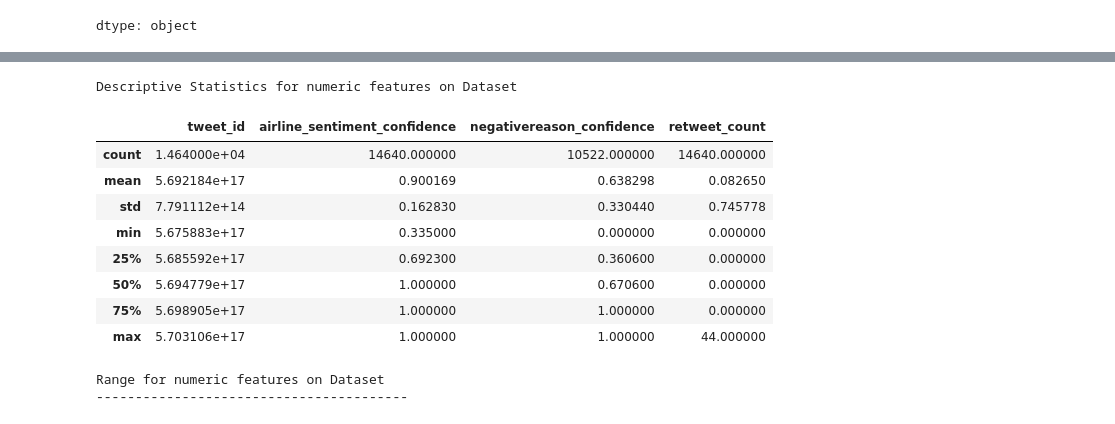
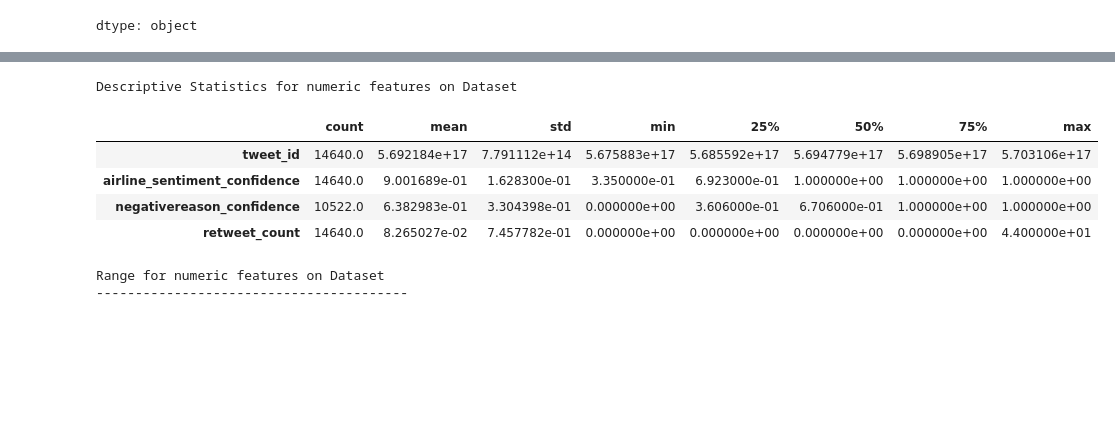
Before and after one commit to elyte5star/NLP, a Jupyter notebook: DAT305.ipynb, the cells around one changed output, grey strips where cells are left out. Drawn from its saved outputs; the diff is of its cells as text; code cells hidden in the pictures; blank space fills up the shorter version.

```diff
--- a/DAT305.ipynb
+++ b/DAT305.ipynb
@@ -123,18 +123,14 @@ List of names of columns:
  'user_timezone']
 # %%
 print('Descriptive Statistics for numeric features on Dataset')
-dataset.describe(include=np.number)
+dataset.describe(include=np.number).T
 # %% [output]
 Descriptive Statistics for numeric features on Dataset
-|  | tweet_id | airline_sentiment_confidence | negativereason_confidence | retweet_count |
-| count | 1.464000e+04 | 14640.000000 | 10522.000000 | 14640.000000 |
-| mean | 5.692184e+17 | 0.900169 | 0.638298 | 0.082650 |
-| std | 7.791112e+14 | 0.162830 | 0.330440 | 0.745778 |
-| min | 5.675883e+17 | 0.335000 | 0.000000 | 0.000000 |
-| 25% | 5.685592e+17 | 0.692300 | 0.360600 | 0.000000 |
-| 50% | 5.694779e+17 | 1.000000 | 0.670600 | 0.000000 |
-| 75% | 5.698905e+17 | 1.000000 | 1.000000 | 0.000000 |
-| max | 5.703106e+17 | 1.000000 | 1.000000 | 44.000000 |
+|  | count | mean | std | min | 25% | 50% | 75% | max |
+| tweet_id | 14640.0 | 5.692184e+17 | 7.791112e+14 | 5.675883e+17 | 5.685592e+17 | 5.694779e+17 | 5.698905e+17 | 5.703106e+17 |
+| airline_sentiment_confidence | 14640.0 | 9.001689e-01 | 1.628300e-01 | 3.350000e-01 | 6.923000e-01 | 1.000000e+00 | 1.000000e+00 | 1.000000e+00 |
+| negativereason_confidence | 10522.0 | 6.382983e-01 | 3.304398e-01 | 0.000000e+00 | 3.606000e-01 | 6.706000e-01 | 1.000000e+00 | 1.000000e+00 |
+| retweet_count | 14640.0 | 8.265027e-02 | 7.457782e-01 | 0.000000e+00 | 0.000000e+00 | 0.000000e+00 | 0.000000e+00 | 4.400000e+01 |
 # %%
 print('Range for numeric features on Dataset')
 print('-'*40)
```
Also changed, not shown: parts of 26 cells of this notebook.
